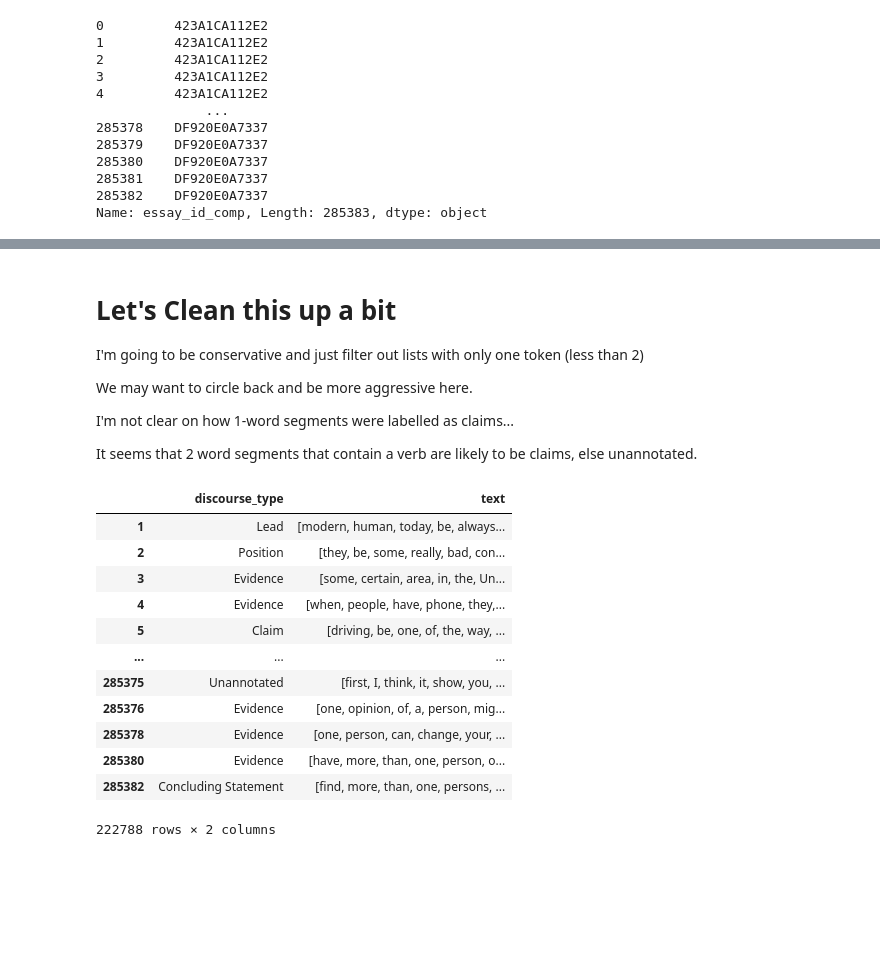
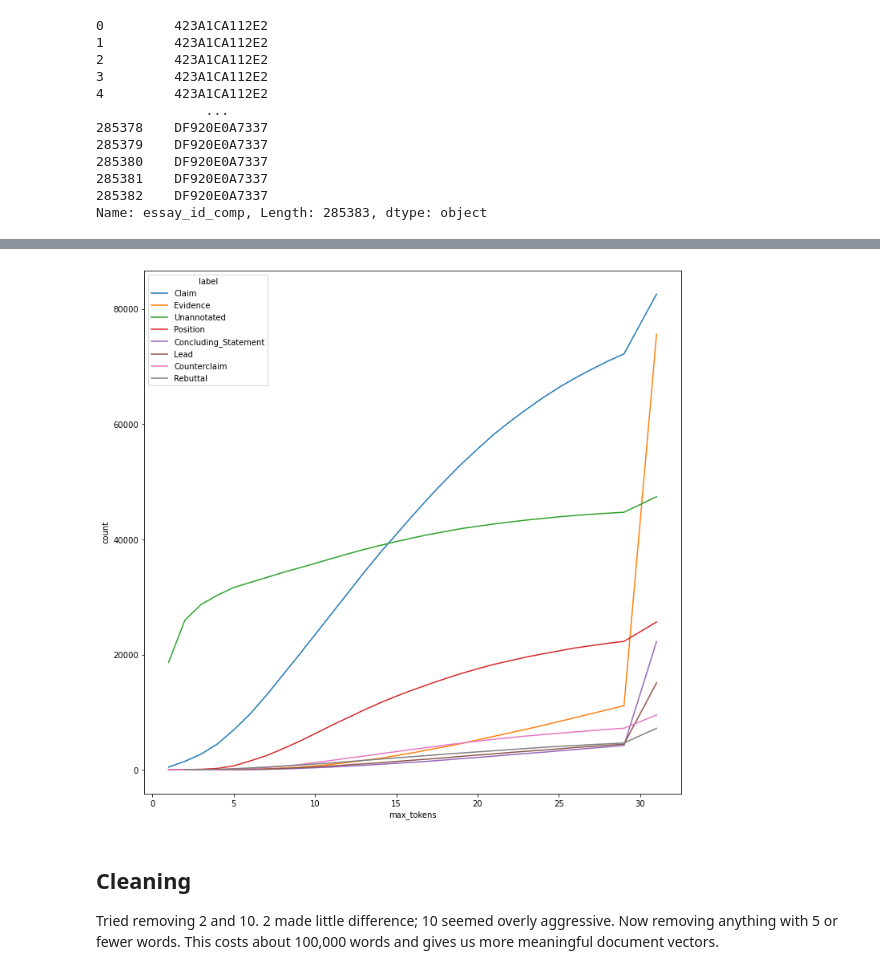
Before and after one commit to langdonholmes/persuade_doc2vec, a Jupyter notebook: doc2vec.ipynb, the cells around one changed output, grey strips where cells are left out. Drawn from its saved outputs; the diff is of its cells as text; code cells hidden in the pictures; blank space fills up the shorter version.

```diff
--- a/doc2vec.ipynb
+++ b/doc2vec.ipynb
@@ -74,8 +100,3 @@ for doc in docs:
     simple_texts.append(new_doc)
 
 discourse_types['text'] = simple_texts
-# %%
-for i in range(2,6):
-    print(f'Number of discourse unit labels with LESS THAN {str(i)} tokens:')
-    display(discourse_types[discourse_types['text'].apply(len) < i]['discourse_type'].value_counts()[:3])
-    display(discourse_types[(discourse_types['text'].apply(len) < i) & (discourse_types['discourse_type'].str.match('Claim'))][:5])
@@ -127,26 +169,22 @@ Name: discourse_type, dtype: int64
+# %%
+tuples = []
+total = discourse_types['discourse_type'].value_counts()
+for label, count in total.items():
+    tuples.append((label.replace(" ", "_"), 31, count))
+
+for i in range(1,30):
+    s = discourse_types[discourse_types['text'].apply(len) <= i]['discourse_type'].value_counts()
+    for label, count in s.items():
+        tuples.append((label.replace(" ", "_"), i, count))
+
+data_loss = pd.DataFrame(tuples, columns=['label','max_tokens','count'])
+# %%
+plt.rcParams["figure.figsize"] = (12,12)
+ax = sns.lineplot(data=data_loss,x='max_tokens',y='count',hue='label')
+# sns.lineplot(data_loss)
+# %% [output]
+[figure, added]
 # %% [markdown]
-# Let's Clean this up a bit
-I'm going to be conservative and just filter out lists with only one token (less than 2)
-
-We may want to circle back and be more aggressive here.
-
-I'm not clear on how 1-word segments were labelled as claims...
-
-It seems that 2 word segments that contain a verb are likely to be claims, else unannotated.
+## Cleaning
+Tried removing 2 and 10. 2 made little difference; 10 seemed overly aggressive.
+Now removing anything with 5 or fewer words. This costs about 100,000 words and gives us more meaningful document vectors.
-# %%
-elements = discourse_types[discourse_types['text'].apply(len) >= 10]
-display(elements)
-# %% [output]
-|  | discourse_type | text |
-| 1 | Lead | [modern, human, today, be, always... |
-| 2 | Position | [they, be, some, really, bad, con... |
-| 3 | Evidence | [some, certain, area, in, the, Un... |
-| 4 | Evidence | [when, people, have, phone, they,... |
-| 5 | Claim | [driving, be, one, of, the, way, ... |
-| ... | ... | ... |
-| 285375 | Unannotated | [first, I, think, it, show, you, ... |
-| 285376 | Evidence | [one, opinion, of, a, person, mig... |
-| 285378 | Evidence | [one, person, can, change, your, ... |
-| 285380 | Evidence | [have, more, than, one, person, o... |
-| 285382 | Concluding Statement | [find, more, than, one, persons, ... |
-222788 rows × 2 columns
```
Also changed, not shown: parts of 31 cells of this notebook.
